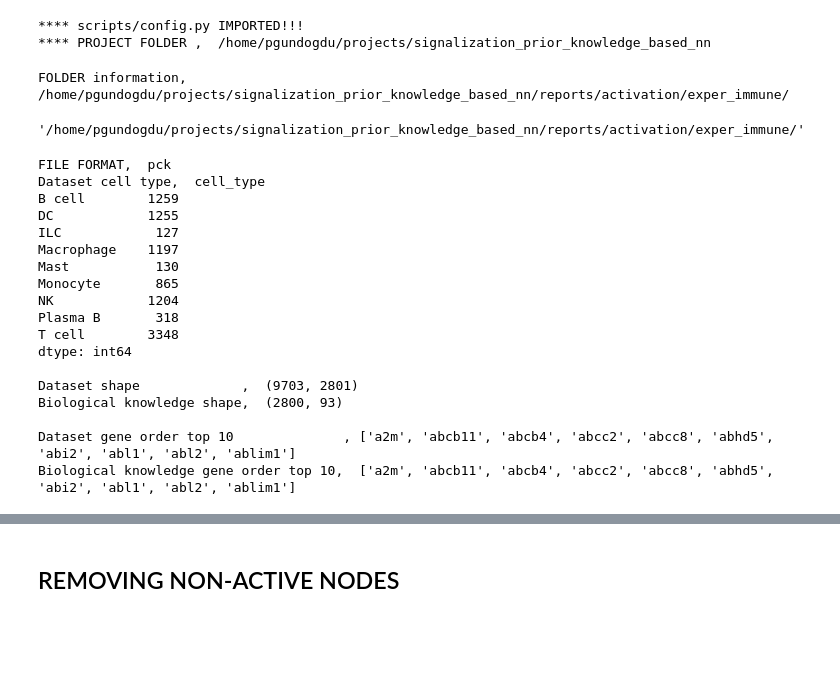
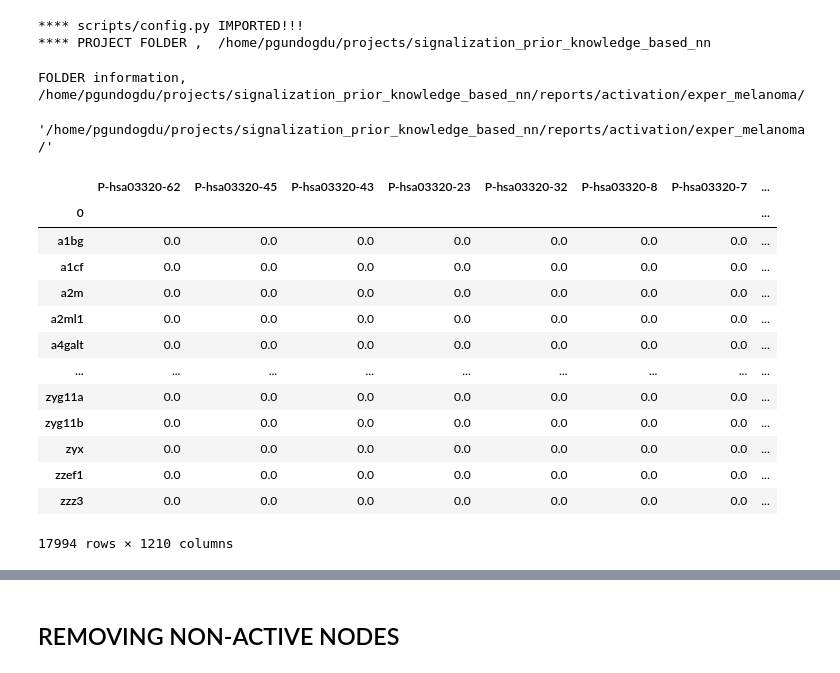
Before and after one commit to pelingundogdu/signalization_prior_knowledge_based_nn, a Jupyter notebook: notebooks/5.0-pg-pbk-analysis.ipynb, the cells around one changed output, grey strips where cells are left out. Cells and saved outputs as stored; diff of their text form; code cells hidden in the pictures; blank space fills up the shorter version.

```diff
--- a/notebooks/5.0-pg-pbk-analysis.ipynb
+++ b/notebooks/5.0-pg-pbk-analysis.ipynb
@@ -46,10 +46,11 @@ time_start = dt.datetime.now().time().strftime('%H:%M:%S') # = time.time() dt.da
 # # giving the model path
 # model_path = '../data/output/result_NN/models/signaling_log1p/design_a1_signaling.h5'
 
-dataset              = 'Fig3g_log1p.pck'
-bio_knowledge        = 'pbk_layer_hsa.txt'
-experiment           = 'exper_immune'
+dataset              = 'reference_log1p.pck'
+bio_knowledge        = 'pbk_circuit_hsa_sig.txt'
+experiment           = 'exper_melanoma'
 analysis             = 'activation'
+
 # defining biological knowledge layer based on the architecture of required model
 bio_layer_number     = 1
 
@@ -57,52 +58,5 @@ bio_layer_number     = 1
 loc_output = os.path.join(src.DIR_REPORTS, analysis, experiment)
 src.define_folder(loc_=loc_output)
 # %% [output]
-FOLDER information,  /home/pgundogdu/projects/signalization_prior_knowledge_based_nn/reports/activation/exper_immune/
+FOLDER information,  /home/pgundogdu/projects/signalization_prior_knowledge_based_nn/reports/activation/exper_melanoma/
-'/home/pgundogdu/projects/signalization_prior_knowledge_based_nn/reports/activation/exper_immune/'
+'/home/pgundogdu/projects/signalization_prior_knowledge_based_nn/reports/activation/exper_melanoma/'
-# %%
-print('FILE FORMAT, ', dataset.split('.')[1])
-
-if dataset.split('.')[1]=='pck':
-    df_raw = pd.read_pickle(os.path.join(src.DIR_DATA_PROCESSED, experiment, dataset))
-    df_raw = pd.concat([(df_raw.iloc[:, :-1]).astype(float) ,df_raw.iloc[:, -1]], axis=1)
-else:
-    df_raw = pd.read_csv(os.path.join(src.DIR_DATA_PROCESSED, experiment, dataset))
-
-df_raw = df_raw[df_raw['cell_type']!='mixed'].reset_index(drop=True)
-
-sort_genes = sorted(df_raw.columns[:-1])
-sort_genes.extend(df_raw.columns[-1:])
-df_raw = df_raw[sort_genes]
-
-# Importing all prior biological knowledge and combine all genes to create a common gene list
-list_gene = None
-if (bio_knowledge!=None):
-    df_bio = pd.DataFrame(pd.read_csv(os.path.join(src.DIR_DATA_PROCESSED, bio_knowledge), index_col=0)).sort_index()
-    df_bio_filtered = df_bio.iloc[df_bio.index.isin(df_raw.columns), :]
-
-
-print('Dataset cell type, ', df_raw.groupby('cell_type').size())
-print('\nDataset shape             , ', df_raw.shape)
-print('Biological knowledge shape, ', df_bio_filtered.shape)
-
-print('\nDataset gene order top 10              ,', list(df_raw.columns[:10]))
-print('Biological knowledge gene order top 10, ', list(df_bio_filtered.index[:10].values))
-# %% [output]
-FILE FORMAT,  pck
-Dataset cell type,  cell_type
-B cell        1259
-DC            1255
-ILC            127
-Macrophage    1197
-Mast           130
-Monocyte       865
-NK            1204
-Plasma B       318
-T cell        3348
-dtype: int64
-
-Dataset shape             ,  (9703, 2801)
-Biological knowledge shape,  (2800, 93)
-
-Dataset gene order top 10              , ['a2m', 'abcb11', 'abcb4', 'abcc2', 'abcc8', 'abhd5', 'abi2', 'abl1', 'abl2', 'ablim1']
-Biological knowledge gene order top 10,  ['a2m', 'abcb11', 'abcb4', 'abcc2', 'abcc8', 'abhd5', 'abi2', 'abl1', 'abl2', 'ablim1']
@@ -108,0 +67,22 @@ Biological knowledge gene order top 10,  ['a2m', 'abcb11', 'abcb4', 'abcc2', 'ab
+# %%
+df_bio_with_df = pd.merge(left=pd.DataFrame(df.columns[:-1]).set_index(0)
+                                 , right=df_bio
+                                 , left_index=True
+                                 , right_index=True
+                                 , how='left').fillna(0.0)
+df_bio_with_df
+# %% [output]
+|  | P-hsa03320-62 | P-hsa03320-45 | P-hsa03320-43 | P-hsa03320-23 | P-hsa03320-32 | P-hsa03320-8 | P-hsa03320-7 | ... |
+| 0 |  |  |  |  |  |  |  | ... |
+| a1bg | 0.0 | 0.0 | 0.0 | 0.0 | 0.0 | 0.0 | 0.0 | ... |
+| a1cf | 0.0 | 0.0 | 0.0 | 0.0 | 0.0 | 0.0 | 0.0 | ... |
+| a2m | 0.0 | 0.0 | 0.0 | 0.0 | 0.0 | 0.0 | 0.0 | ... |
+| a2ml1 | 0.0 | 0.0 | 0.0 | 0.0 | 0.0 | 0.0 | 0.0 | ... |
+| a4galt | 0.0 | 0.0 | 0.0 | 0.0 | 0.0 | 0.0 | 0.0 | ... |
+| ... | ... | ... | ... | ... | ... | ... | ... | ... |
+| zyg11a | 0.0 | 0.0 | 0.0 | 0.0 | 0.0 | 0.0 | 0.0 | ... |
+| zyg11b | 0.0 | 0.0 | 0.0 | 0.0 | 0.0 | 0.0 | 0.0 | ... |
+| zyx | 0.0 | 0.0 | 0.0 | 0.0 | 0.0 | 0.0 | 0.0 | ... |
+| zzef1 | 0.0 | 0.0 | 0.0 | 0.0 | 0.0 | 0.0 | 0.0 | ... |
+| zzz3 | 0.0 | 0.0 | 0.0 | 0.0 | 0.0 | 0.0 | 0.0 | ... |
+17994 rows × 1210 columns
```
Also changed, not shown: parts of 25 cells of this notebook.
